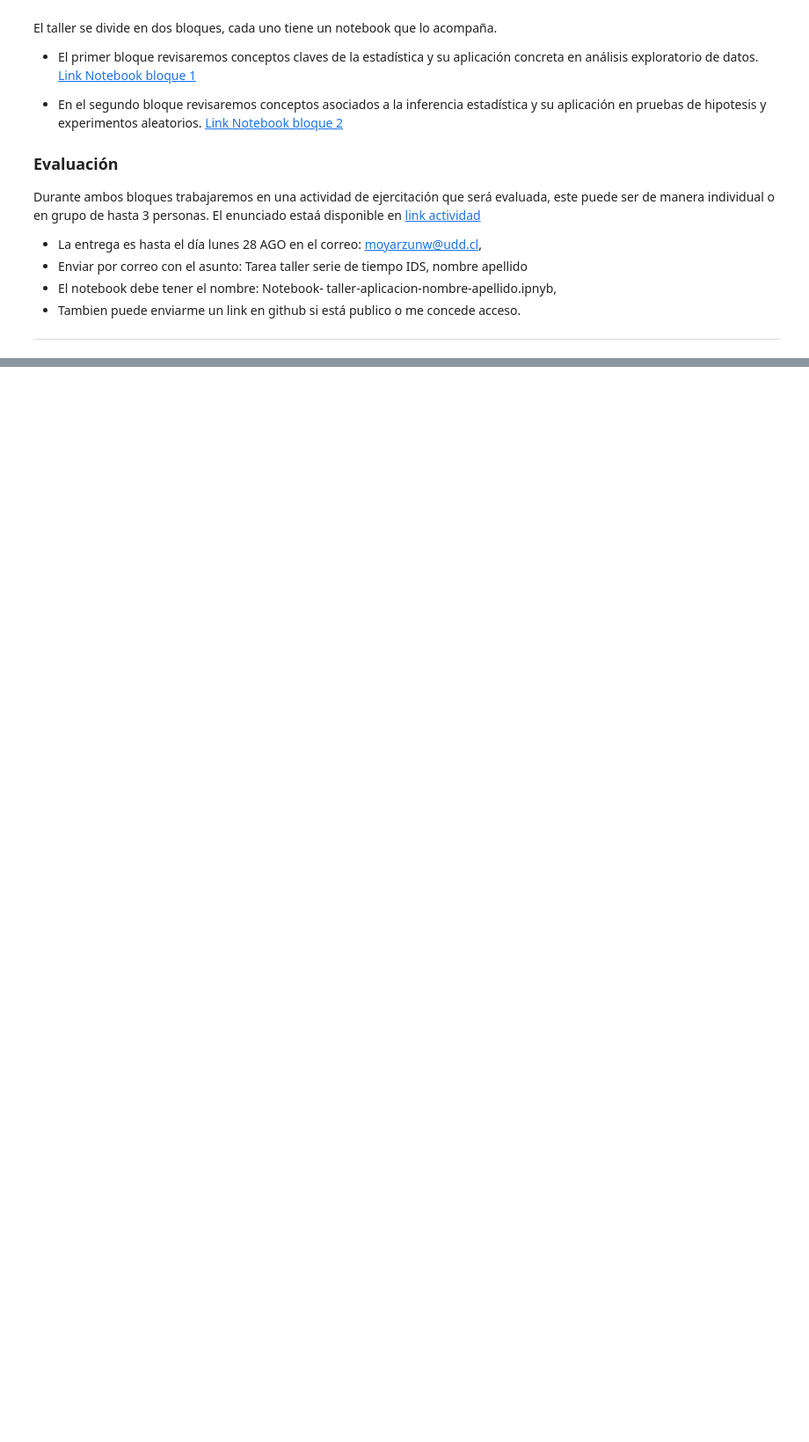
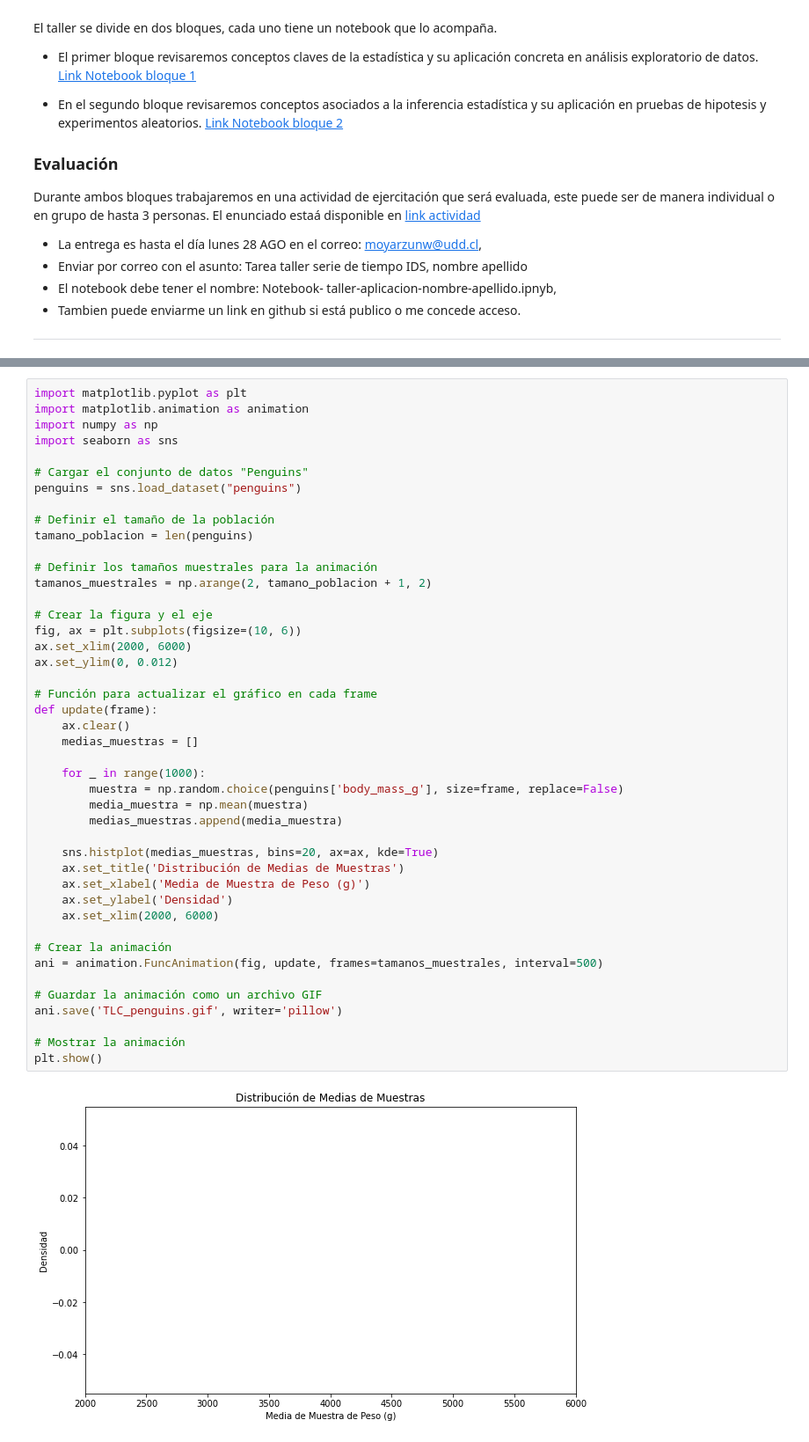
Before and after one commit to melanieoyarzun/taller_estadisticaDS, a Jupyter notebook: bloque2-tallerSTATSIDS_inferencia.ipynb, the cells around one changed output, grey strips where cells are left out. Shown at 88% size. Drawn from its saved outputs; the diff is of its cells as text; blank space fills up the shorter version.

```diff
--- a/bloque2-tallerSTATSIDS_inferencia.ipynb
+++ b/bloque2-tallerSTATSIDS_inferencia.ipynb
@@ -34,0 +167,46 @@ Durante ambos bloques trabajaremos en una actividad de ejercitación que será e
+# %%
+import matplotlib.pyplot as plt
+import matplotlib.animation as animation
+import numpy as np
+import seaborn as sns
+
+# Cargar el conjunto de datos "Penguins"
+penguins = sns.load_dataset("penguins")
+
+# Definir el tamaño de la población
+tamano_poblacion = len(penguins)
+
+# Definir los tamaños muestrales para la animación
+tamanos_muestrales = np.arange(2, tamano_poblacion + 1, 2)
+
+# Crear la figura y el eje
+fig, ax = plt.subplots(figsize=(10, 6))
+ax.set_xlim(2000, 6000)
+ax.set_ylim(0, 0.012)
+
+# Función para actualizar el gráfico en cada frame
+def update(frame):
+    ax.clear()
+    medias_muestras = []
+
+    for _ in range(1000):
+        muestra = np.random.choice(penguins['body_mass_g'], size=frame, replace=False)
+        media_muestra = np.mean(muestra)
+        medias_muestras.append(media_muestra)
+
+    sns.histplot(medias_muestras, bins=20, ax=ax, kde=True)
+    ax.set_title('Distribución de Medias de Muestras')
+    ax.set_xlabel('Media de Muestra de Peso (g)')
+    ax.set_ylabel('Densidad')
+    ax.set_xlim(2000, 6000)
+
+# Crear la animación
+ani = animation.FuncAnimation(fig, update, frames=tamanos_muestrales, interval=500)
+
+# Guardar la animación como un archivo GIF
+ani.save('TLC_penguins.gif', writer='pillow')
+
+# Mostrar la animación
+plt.show()
+# %% [output]
+[figure, added]
```
Also changed, not shown: parts of 25 cells of this notebook, 2 other files.
